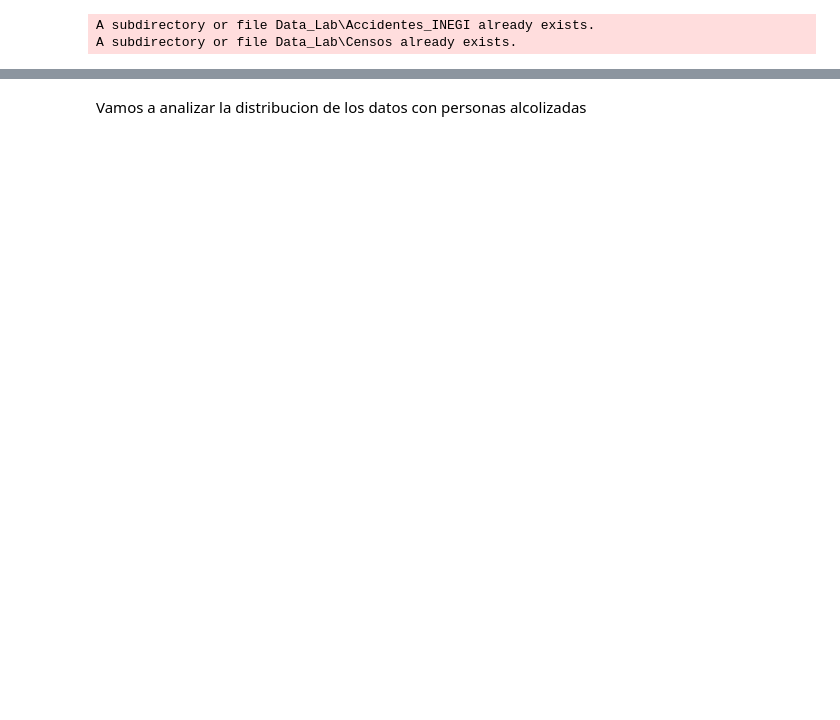
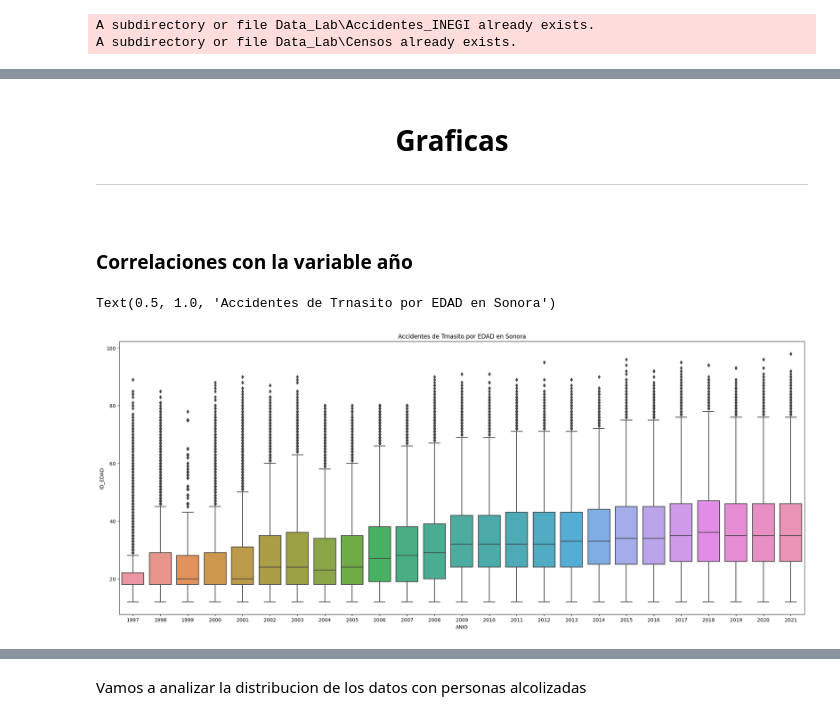
Before and after one commit to arielox5/MCD_UNISON_MyJourny, a Jupyter notebook: Ingenieria_de_Caracteristicas/Proyecto_1/Proyecto_parte_3.ipynb, the cells around one changed output, grey strips where cells are left out. Cells and saved outputs as stored; diff of their text form; code cells hidden in the pictures; blank space fills up the shorter version.

```diff
--- a/Ingenieria_de_Caracteristicas/Proyecto_1/Proyecto_parte_3.ipynb
+++ b/Ingenieria_de_Caracteristicas/Proyecto_1/Proyecto_parte_3.ipynb
@@ -410,0 +426,17 @@ df_Municipio_Deaths[(df_Municipio_Deaths["Years"] == 2012) & (df_Municipio_Death
+# %% [markdown]
+<center>
+    <h1> Graficas<h1>
+    <hr>
+</center>
+# %% [markdown]
+### Correlaciones con la variable año
+# %%
+# Removemos los valores de 0 y 99 del año
+# 0 = Se fugo, 99 = Se ignora/Desconoce la edad
+df_Sonora_Edad_vs_Anio = df_Sonora[(df_Sonora.ID_EDAD != 0) & (df_Sonora.ID_EDAD != 99)]
+plt.figure(figsize=(25,10))
+ax = sns.boxplot(x="ANIO", y ="ID_EDAD", data = df_Sonora_Edad_vs_Anio)
+plt.title("EDAD conductores en Accidentes de transito - Sonora")
+# %% [output]
+Text(0.5, 1.0, 'Accidentes de Trnasito por EDAD en Sonora')
+[figure, added]
```
Also changed, not shown: parts of 55 cells of this notebook.
